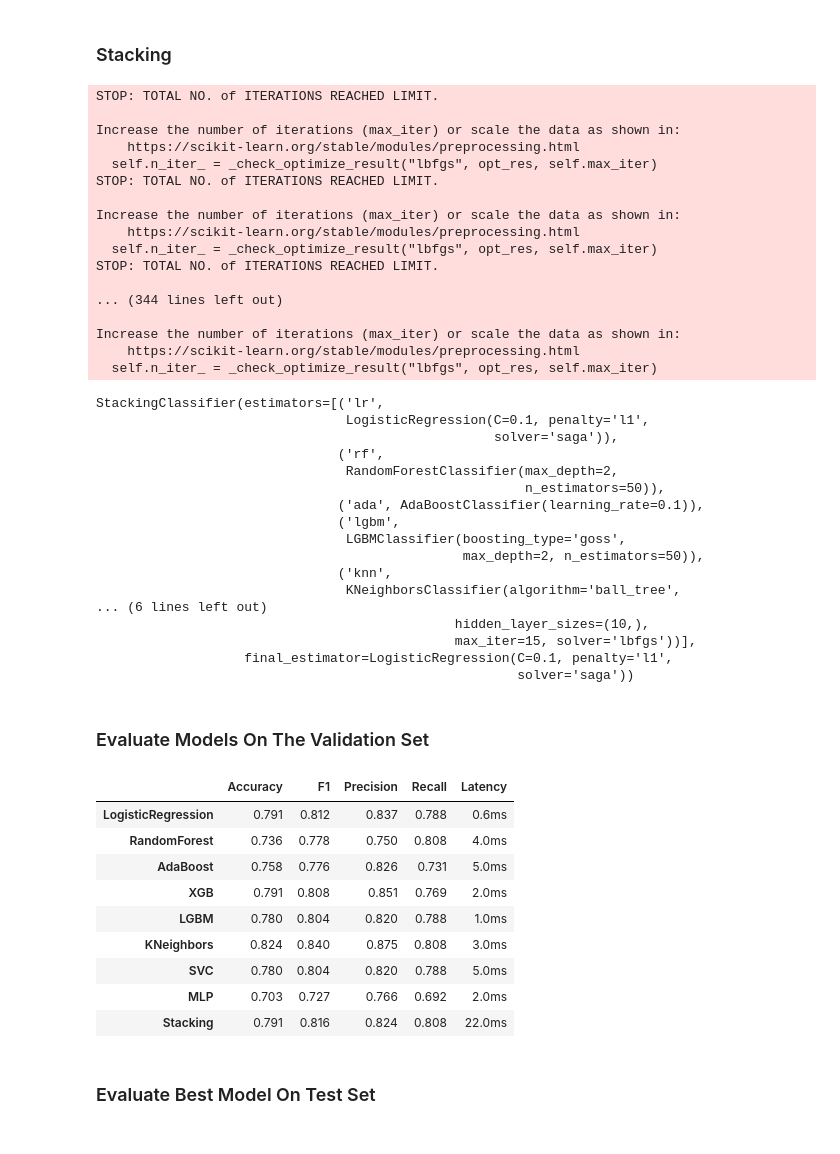
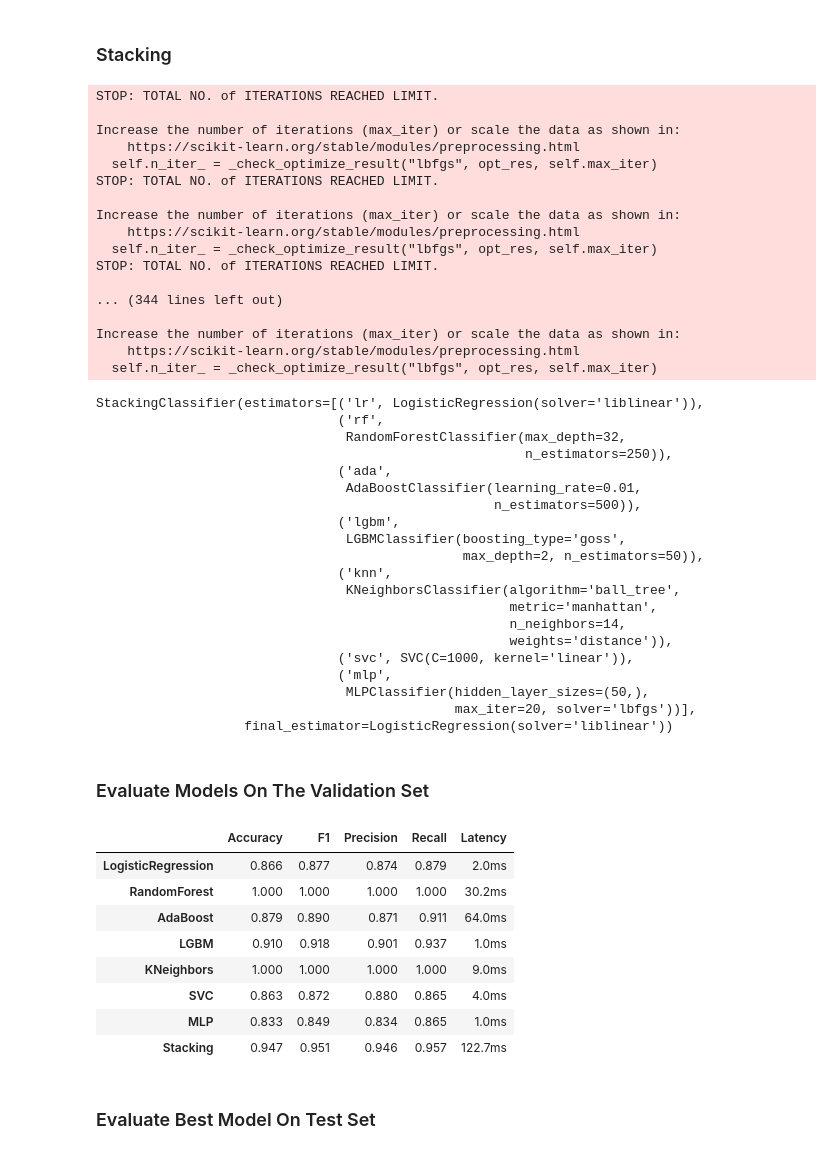
Before and after one commit to John-Alex07/Heart-Disease-Prediction, a Jupyter notebook: heart-disease.ipynb, the cells around one changed output. Cells and saved outputs as stored; diff of their text form; code cells hidden in the pictures.

Commit message:
Final Model

```diff
--- a/heart-disease.ipynb
+++ b/heart-disease.ipynb
@@ -348,3 +325,15 @@ See the caveats in the documentation: https://pandas.pydata.org/pandas-docs/stab
+# %%
+# Drop unnecccessary features and split into training/test sets
+X = heart.drop(["HeartDisease"], axis=1)
+Y = heart["HeartDisease"]
+# kf = StratifiedKFold(n_splits=5)
+
+features = X.columns
+X_train, X_test, y_train, y_test = train_test_split(X, Y, test_size=0.3, random_state=40)
+
+# for train_index,test_index in kf.split(X_train,Y_train):
+#     X_ktrain,X_ktest = X_train.iloc[train_index],X_train.iloc[test_index]
+#     y_ktrain,y_ktest = Y_train.iloc[train_index],Y_train.iloc[test_index]
 # %%
 # Generate correlation matrix heat map
 plt.figure(figsize=(14,8))
@@ -578,56 +540,58 @@ STOP: TOTAL NO. of ITERATIONS REACHED LIMIT.
 Increase the number of iterations (max_iter) or scale the data as shown in:
     https://scikit-learn.org/stable/modules/preprocessing.html
   self.n_iter_ = _check_optimize_result("lbfgs", opt_res, self.max_iter)
-StackingClassifier(estimators=[('lr',
-                                LogisticRegression(C=0.1, penalty='l1',
-                                                   solver='saga')),
+StackingClassifier(estimators=[('lr', LogisticRegression(solver='liblinear')),
                                ('rf',
-                                RandomForestClassifier(max_depth=2,
-                                                       n_estimators=50)),
-                               ('ada', AdaBoostClassifier(learning_rate=0.1)),
+                                RandomForestClassifier(max_depth=32,
+                                                       n_estimators=250)),
+                               ('ada',
+                                AdaBoostClassifier(learning_rate=0.01,
+                                                   n_estimators=500)),
                                ('lgbm',
                                 LGBMClassifier(boosting_type='goss',
                                                max_depth=2, n_estimators=50)),
                                ('knn',
                                 KNeighborsClassifier(algorithm='ball_tree',
-... (6 lines left out)
-                                              hidden_layer_sizes=(10,),
-                                              max_iter=15, solver='lbfgs'))],
-                   final_estimator=LogisticRegression(C=0.1, penalty='l1',
-                                                      solver='saga'))
+                                                     metric='manhattan',
+                                                     n_neighbors=14,
+                                                     weights='distance')),
+                               ('svc', SVC(C=1000, kernel='linear')),
+                               ('mlp',
+                                MLPClassifier(hidden_layer_sizes=(50,),
+                                              max_iter=20, solver='lbfgs'))],
+                   final_estimator=LogisticRegression(solver='liblinear'))
 # %% [markdown]
 ### Evaluate Models On The Validation Set
 # %%
 # Evaluate all of our models on the validation set
-models = [lr,rf,ada,xgb,lgbm,knn,svc,mlp,sc]
+models = [lr,rf,ada,lgbm,knn,svc,mlp,sc]
 val_set = pd.DataFrame()
 
 for i in models:
         start = time()
-        pred = i.predict(X_val[features])
+        pred = i.predict(X_train[features])
         end = time()
         temp = pd.DataFrame(
                 {
-                    "Accuracy":("%0.3f" % (accuracy_score(y_val,pred))),
-                    "F1":("%0.3f" % (f1_score(y_val,pred))),
-                    "Precision":("%0.3f" % (precision_score(y_val,pred))),
-                    "Recall":("%0.3f" % (recall_score(y_val,pred))),
+                    "Accuracy":("%0.3f" % (accuracy_score(y_train,pred))),
+                    "F1":("%0.3f" % (f1_score(y_train,pred))),
+                    "Precision":("%0.3f" % (precision_score(y_train,pred))),
+                    "Recall":("%0.3f" % (recall_score(y_train,pred))),
                     "Latency":("%0.1fms" % ((end-start)*1000))
                 }, index=[str(i).split("Classifier")[0].split("(")[0]]
         )
         val_set = pd.concat([val_set,temp])
 val_set
 # %% [output]
 |  | Accuracy | F1 | Precision | Recall | Latency |
-| LogisticRegression | 0.791 | 0.812 | 0.837 | 0.788 | 0.6ms |
-| RandomForest | 0.736 | 0.778 | 0.750 | 0.808 | 4.0ms |
-| AdaBoost | 0.758 | 0.776 | 0.826 | 0.731 | 5.0ms |
-| XGB | 0.791 | 0.808 | 0.851 | 0.769 | 2.0ms |
-| LGBM | 0.780 | 0.804 | 0.820 | 0.788 | 1.0ms |
-| KNeighbors | 0.824 | 0.840 | 0.875 | 0.808 | 3.0ms |
-| SVC | 0.780 | 0.804 | 0.820 | 0.788 | 5.0ms |
-| MLP | 0.703 | 0.727 | 0.766 | 0.692 | 2.0ms |
-| Stacking | 0.791 | 0.816 | 0.824 | 0.808 | 22.0ms |
+| LogisticRegression | 0.866 | 0.877 | 0.874 | 0.879 | 2.0ms |
+| RandomForest | 1.000 | 1.000 | 1.000 | 1.000 | 30.2ms |
+| AdaBoost | 0.879 | 0.890 | 0.871 | 0.911 | 64.0ms |
+| LGBM | 0.910 | 0.918 | 0.901 | 0.937 | 1.0ms |
+| KNeighbors | 1.000 | 1.000 | 1.000 | 1.000 | 9.0ms |
+| SVC | 0.863 | 0.872 | 0.880 | 0.865 | 4.0ms |
+| MLP | 0.833 | 0.849 | 0.834 | 0.865 | 1.0ms |
+| Stacking | 0.947 | 0.951 | 0.946 | 0.957 | 122.7ms |
 # %% [markdown]
 ### Evaluate Best Model On Test Set
 # %%
```
Also changed, not shown: parts of 15 cells of this notebook, 1 other file.
